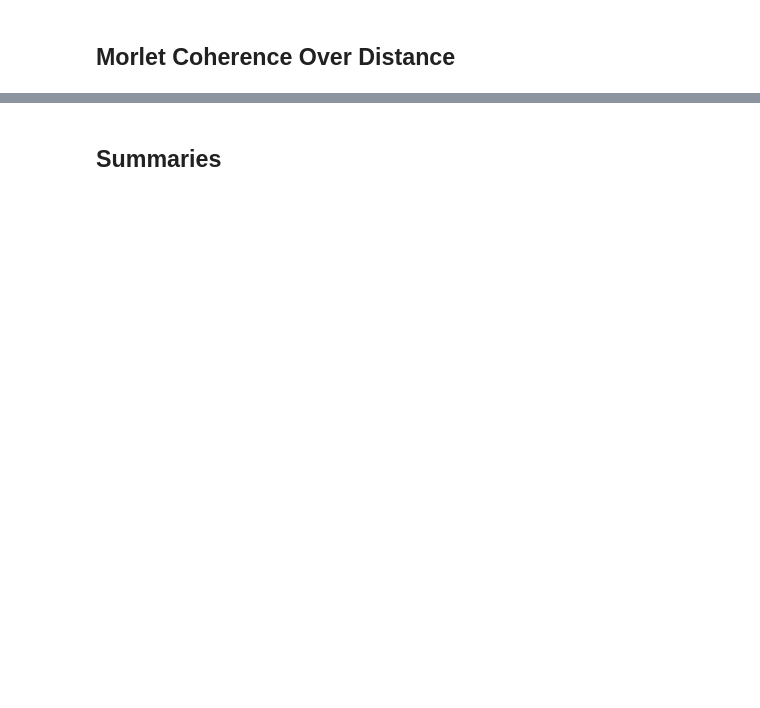
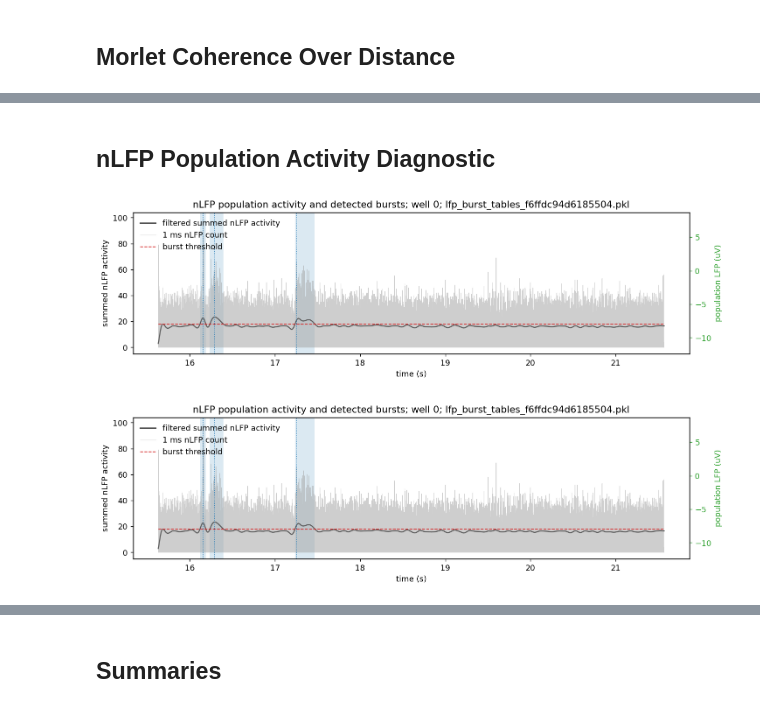
Before and after one commit to dlrebbin98/ephax, a Jupyter notebook: Notebooks/activity_distance_lfp.ipynb, the cells around one changed output, grey strips where cells are left out. Saved outputs shown, nothing was run; the diff lists cells and outputs as text; code cells hidden in the pictures; blank space fills up the shorter version.

```diff
--- a/Notebooks/activity_distance_lfp.ipynb
+++ b/Notebooks/activity_distance_lfp.ipynb
@@ -230,3 +767,68 @@ PosixPath('/Users/danielrebbin/Documents/GitHub/ephax/outputs/lfp_coherence_dist
+# %% [markdown]
+## nLFP Population Activity Diagnostic
+# %%
+def plot_nlfp_population_activity_diagnostic(event_table, population_trace, *, max_events=8):
+    if event_table.empty or population_trace.empty:
+        print("No nLFP population diagnostic available for the current cache.")
+        return None
+    event = event_table.sort_values(["well", "anchor_time_s"]).iloc[0]
+    well = int(event["well"])
+    trace = population_trace.loc[population_trace["well"].astype(int) == well].copy()
+    if trace.empty:
+        print(f"No nLFP population trace found for well {well}.")
+        return None
+
+    interval_mask = (trace["search_interval_start_s"].astype(float) <= float(event["anchor_time_s"])) & (
+        trace["search_interval_stop_s"].astype(float) >= float(event["anchor_time_s"])
+    )
+    if np.any(interval_mask):
+        interval_start = float(trace.loc[interval_mask, "search_interval_start_s"].iloc[0])
+        interval_stop = float(trace.loc[interval_mask, "search_interval_stop_s"].iloc[0])
+    else:
+        interval_start = max(float(START_SEC), float(event["anchor_time_s"]) - 1.0)
+        interval_stop = min(float(END_SEC), float(event["anchor_time_s"]) + 1.0)
+    plot_trace = trace.loc[(trace["time_s"].astype(float) >= interval_start) & (trace["time_s"].astype(float) <= interval_stop)].copy()
+    plot_events = event_table.loc[
+        (event_table["well"].astype(int) == well)
+        & (event_table["start_time_s"].astype(float) <= interval_stop)
+        & (event_table["end_time_s"].astype(float) >= interval_start)
+    ].sort_values("anchor_time_s").head(int(max_events))
+
+    fig, ax = plt.subplots(figsize=(11, 3.2), constrained_layout=True)
+    t = plot_trace["time_s"].to_numpy(float)
+    ax.plot(t, plot_trace["nlfp_population"].to_numpy(float), color="black", lw=1.3, label="filtered summed nLFP activity")
+    if "nlfp_count" in plot_trace:
+        ax.plot(t, plot_trace["nlfp_count"].to_numpy(float), color="0.65", lw=0.6, alpha=0.55, label="1 ms nLFP count")
+    threshold = plot_trace["population_threshold"].to_numpy(float)
+    if np.any(np.isfinite(threshold)):
+        ax.plot(t, threshold, color="tab:red", lw=1.0, ls="--", label="burst threshold")
+    for _, row in plot_events.iterrows():
+        ax.axvspan(float(row["start_time_s"]), float(row["end_time_s"]), color="tab:blue", alpha=0.16, linewidth=0)
+        ax.axvline(float(row["anchor_time_s"]), color="tab:blue", lw=0.9, ls=":")
+    ax.set(
+        title=f"nLFP population activity and detected bursts; well {well}; {BURST_TABLE_CACHE_PATH.name}",
+        xlabel="time (s)",
+        ylabel="summed nLFP activity",
+    )
+    ax.legend(frameon=False, loc="upper left")
+
+    if "population_lfp_uv" in plot_trace and np.any(np.isfinite(plot_trace["population_lfp_uv"].to_numpy(float))):
+        ax2 = ax.twinx()
+        ax2.plot(t, plot_trace["population_lfp_uv"].to_numpy(float), color="tab:green", lw=0.9, alpha=0.65, label="population LFP")
+        ax2.set_ylabel("population LFP (uV)", color="tab:green")
+        ax2.tick_params(axis="y", colors="tab:green")
+    figure_dir = OUTPUT_DIR / "figures"
+    figure_dir.mkdir(parents=True, exist_ok=True)
+    fig.savefig(figure_dir / "nlfp_population_activity_diagnostic.png", dpi=300, bbox_inches="tight")
+    fig.savefig(figure_dir / f"nlfp_population_activity_diagnostic_{burst_table_cache_key()}.png", dpi=300, bbox_inches="tight")
+    plt.show()
+    return fig
+
+
+plot_nlfp_population_activity_diagnostic(event_df, nlfp_population_trace)
+# %% [output]
+[figure, added]
+[figure, added]
 # %%
 def _deterministic_subset(values, max_n):
     values = np.asarray(values)
```
Also changed, not shown: parts of 12 cells of this notebook, 17 other files.
